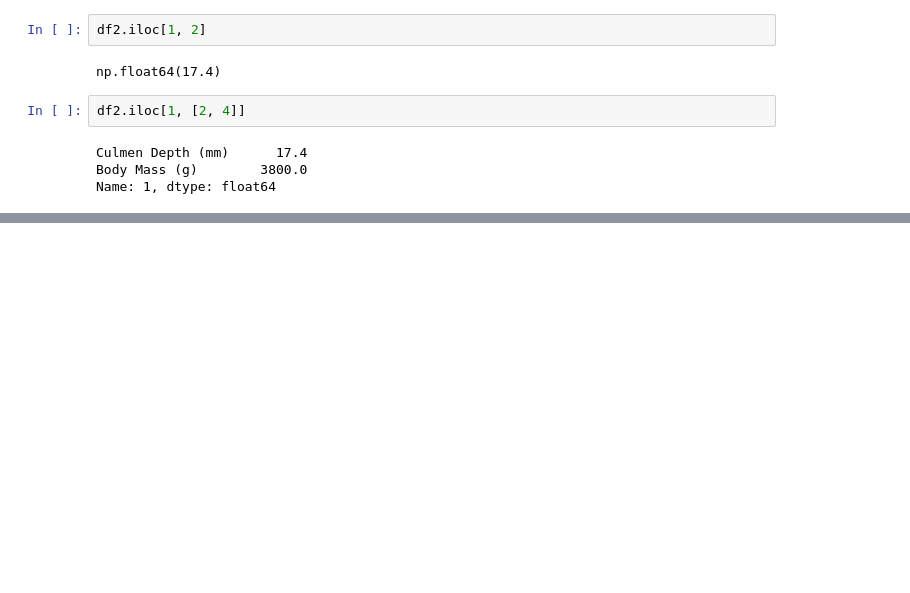
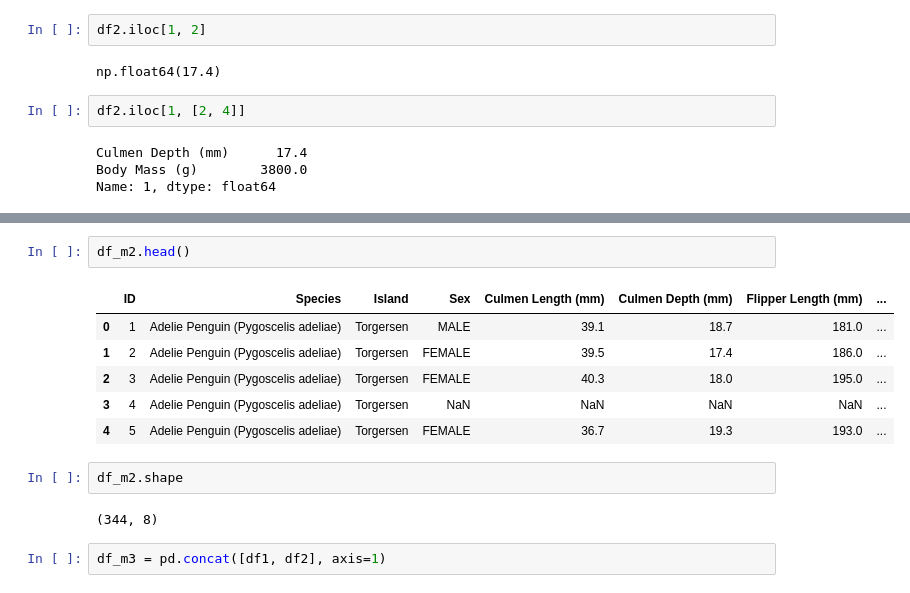
Before and after one commit to Alexchen666/Data-Analysis-101, a Jupyter notebook: pandas.ipynb, the cells around one changed output, grey strips where cells are left out. Saved outputs shown, nothing was run; the diff lists cells and outputs as text; blank space fills up the shorter version.

```diff
--- a/pandas.ipynb
+++ b/pandas.ipynb
@@ -212,0 +339,15 @@ Name: 1, dtype: float64
+# %%
+df_m2.head()
+# %% [output]
+|  | ID | Species | Island | Sex | Culmen Length (mm) | Culmen Depth (mm) | Flipper Length (mm) | ... |
+| 0 | 1 | Adelie Penguin (Pygoscelis adeliae) | Torgersen | MALE | 39.1 | 18.7 | 181.0 | ... |
+| 1 | 2 | Adelie Penguin (Pygoscelis adeliae) | Torgersen | FEMALE | 39.5 | 17.4 | 186.0 | ... |
+| 2 | 3 | Adelie Penguin (Pygoscelis adeliae) | Torgersen | FEMALE | 40.3 | 18.0 | 195.0 | ... |
+| 3 | 4 | Adelie Penguin (Pygoscelis adeliae) | Torgersen | NaN | NaN | NaN | NaN | ... |
+| 4 | 5 | Adelie Penguin (Pygoscelis adeliae) | Torgersen | FEMALE | 36.7 | 19.3 | 193.0 | ... |
+# %%
+df_m2.shape
+# %% [output]
+(344, 8)
+# %%
+df_m3 = pd.concat([df1, df2], axis=1)
```
Also changed, not shown: parts of 28 cells of this notebook.
